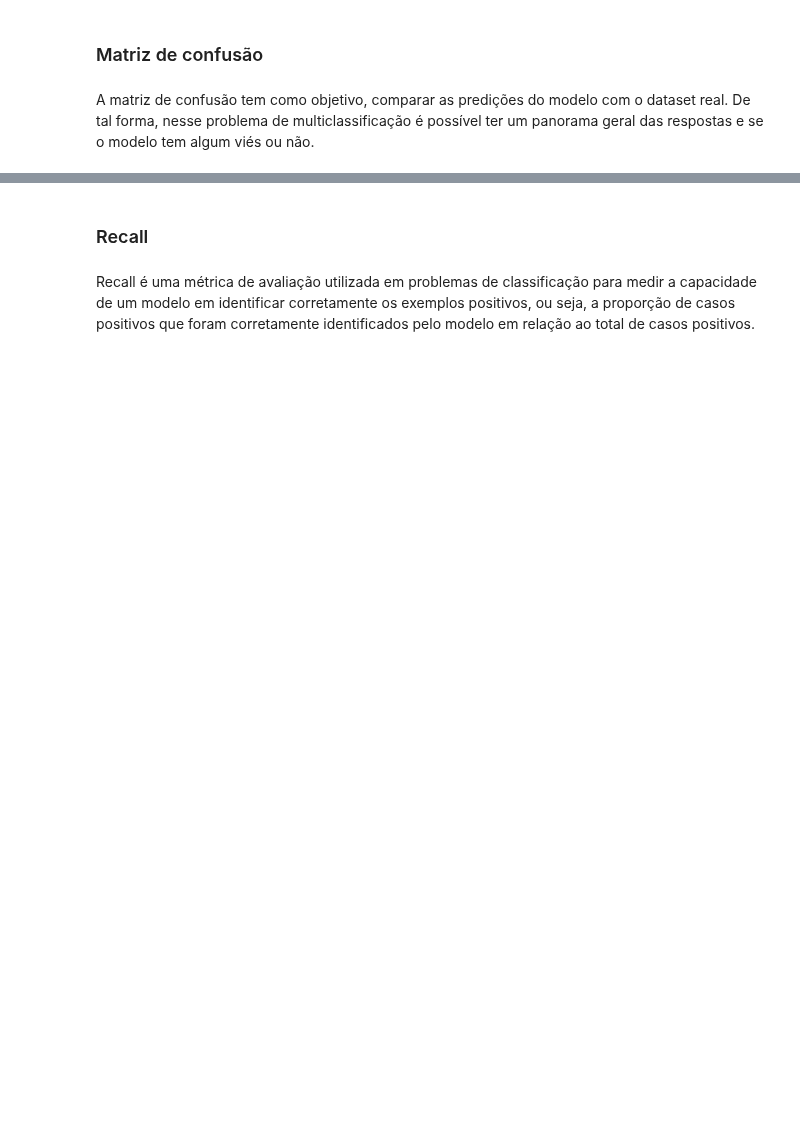
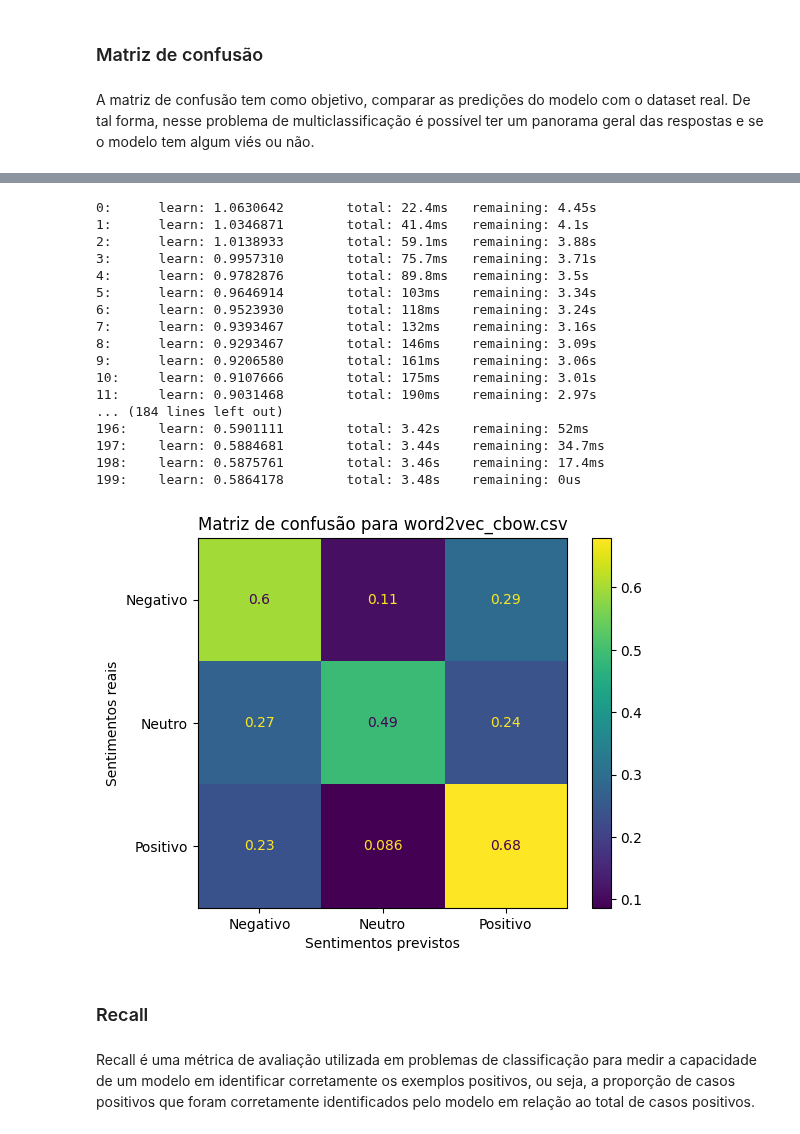
Before and after one commit to 2023M6T4-Inteli/Projeto4, a Jupyter notebook: src/catboost.ipynb, the cells around one changed output, grey strips where cells are left out. Saved outputs shown, nothing was run; the diff lists cells and outputs as text; code cells hidden in the pictures; blank space fills up the shorter version.

```diff
--- a/src/catboost.ipynb
+++ b/src/catboost.ipynb
@@ -78,3 +124,40 @@ plt.show()
+# %%
+# Lendo os dados - word2vec_cbow.csv
+df_cbow = pd.read_csv('../output/word2vec_cbow.csv')
+# %%
+# Separando os dados em features e target
+X_cbow = df_cbow.drop(['Frase', 'sentimento'], axis=1)
+y_cbow = df_cbow['sentimento']
+
+# Dividindo em treino e teste
+X_train_cbow, X_test_cbow, y_train_cbow, y_test_cbow = train_test_split(X_cbow, y_cbow, test_size=0.2)
+
+# Treinando o modelo - word2vec_cbow.csv
+model_cbow = CatBoostClassifier(iterations=200, learning_rate=0.1)
+model_cbow.fit(X_train_cbow, y_train_cbow)
+
+# Avaliando o modelo no conjunto de teste - word2vec_cbow.csv
+y_pred_cbow = model_cbow.predict(X_test_cbow)
+plot_confusion_matrix(y_test_cbow, y_pred_cbow, 'Matriz de confusão para word2vec_cbow.csv')
+# %% [output]
+0:      learn: 1.0630642        total: 22.4ms   remaining: 4.45s
+1:      learn: 1.0346871        total: 41.4ms   remaining: 4.1s
+2:      learn: 1.0138933        total: 59.1ms   remaining: 3.88s
+3:      learn: 0.9957310        total: 75.7ms   remaining: 3.71s
+4:      learn: 0.9782876        total: 89.8ms   remaining: 3.5s
+5:      learn: 0.9646914        total: 103ms    remaining: 3.34s
+6:      learn: 0.9523930        total: 118ms    remaining: 3.24s
+7:      learn: 0.9393467        total: 132ms    remaining: 3.16s
+8:      learn: 0.9293467        total: 146ms    remaining: 3.09s
+9:      learn: 0.9206580        total: 161ms    remaining: 3.06s
+10:     learn: 0.9107666        total: 175ms    remaining: 3.01s
+11:     learn: 0.9031468        total: 190ms    remaining: 2.97s
+... (184 lines left out)
+196:    learn: 0.5901111        total: 3.42s    remaining: 52ms
+197:    learn: 0.5884681        total: 3.44s    remaining: 34.7ms
+198:    learn: 0.5875761        total: 3.46s    remaining: 17.4ms
+199:    learn: 0.5864178        total: 3.48s    remaining: 0us
+[figure, added]
 # %% [markdown]
 ### Recall
 # %% [markdown]
```
Also changed, not shown: parts of 27 cells of this notebook, 4 other files.
